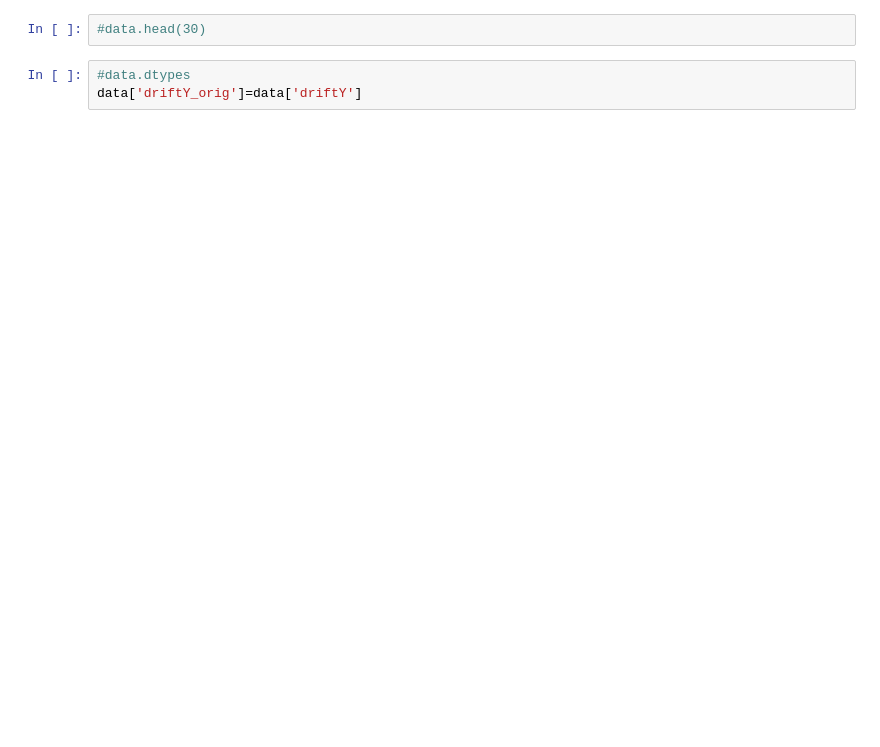
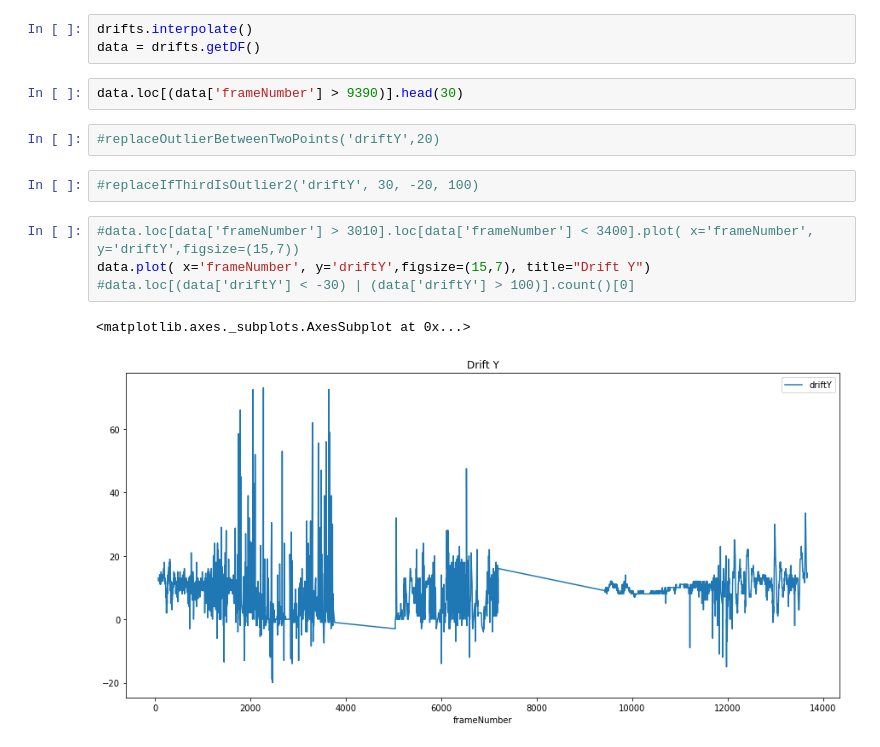
Before and after one commit to mzalota/crabs-video-analysis, a Jupyter notebook: ipython/smooth_drifts.ipynb, the cells around one changed output. Drawn from its saved outputs; the diff is of its cells as text; blank space fills up the shorter version.

```diff
--- a/ipython/smooth_drifts.ipynb
+++ b/ipython/smooth_drifts.ipynb
@@ -35,6 +31,17 @@ data = pd.read_csv(input_filepath,delimiter="\t",na_values="(null)") # 24 errors
+# %%
+drifts.interpolate()
+data = drifts.getDF()
 # %%
-#data.head(30)
+data.loc[(data['frameNumber'] > 9390)].head(30)
-# %%
-#data.dtypes
-data['driftY_orig']=data['driftY']
+# %%
+#replaceOutlierBetweenTwoPoints('driftY',20)
+# %%
+#replaceIfThirdIsOutlier2('driftY', 30, -20, 100)
+# %%
+#data.loc[data['frameNumber'] > 3010].loc[data['frameNumber'] < 3400].plot( x='frameNumber', y='driftY',figsize=(15,7))
+data.plot( x='frameNumber', y='driftY',figsize=(15,7), title="Drift Y")
+#data.loc[(data['driftY'] < -30) | (data['driftY'] > 100)].count()[0]
+# %% [output]
+<matplotlib.axes._subplots.AxesSubplot at 0x...>
+[figure, added]
 # %%
```
Also changed, not shown: parts of 32 cells of this notebook, 1 other file.
